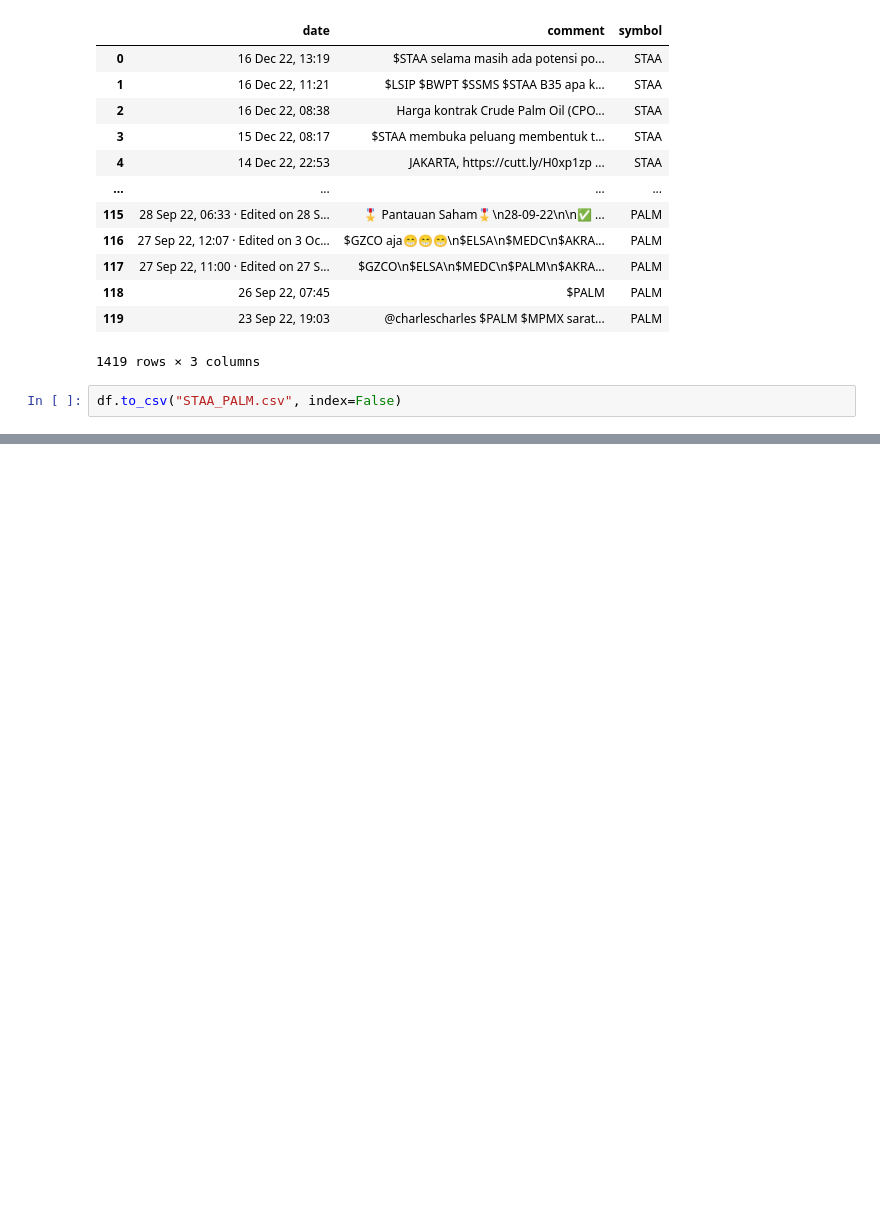
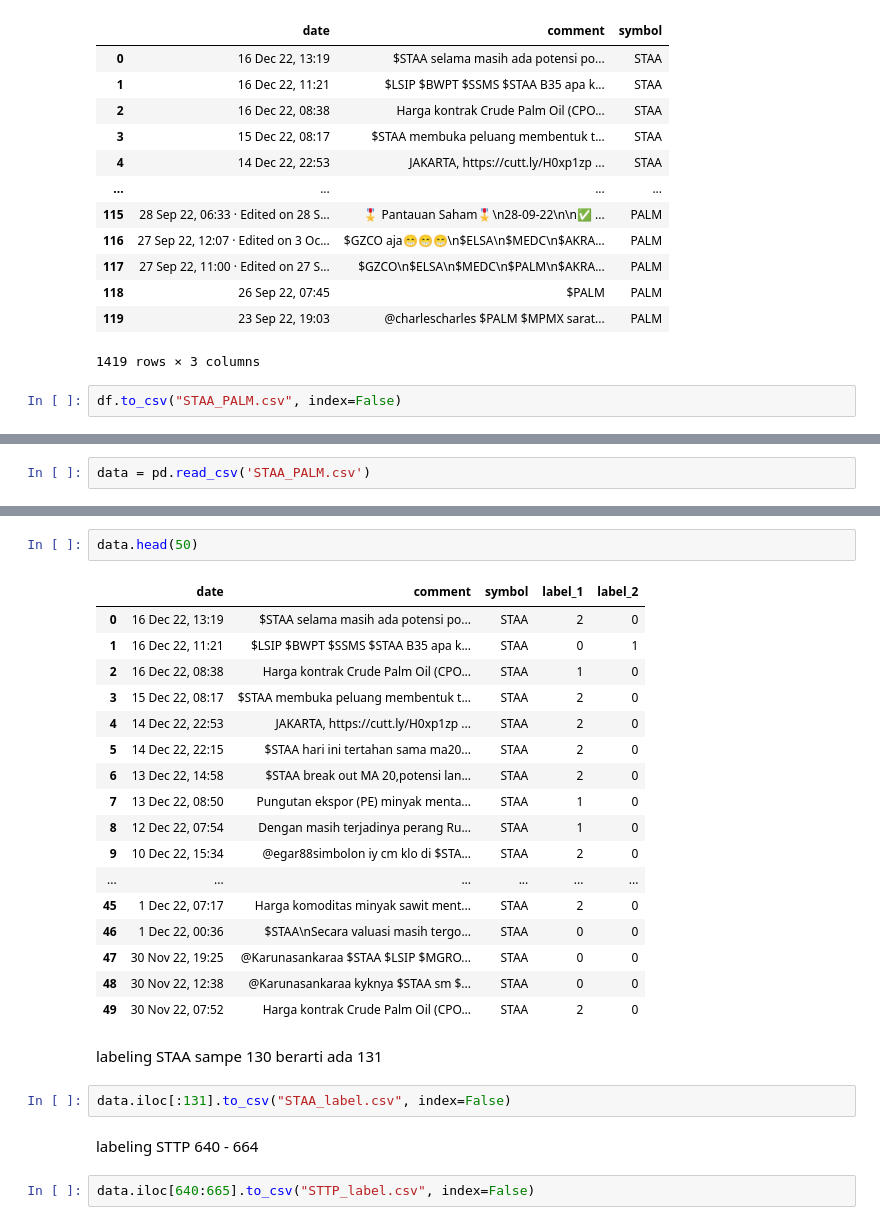
Before and after one commit to H8-Assignments-Bay/p2---final-project-ftds-016-rmt-group-001, a Jupyter notebook: scraping_ucik/scrapping_ucik.ipynb, the cells around one changed output, grey strips where cells are left out. Saved outputs shown, nothing was run; the diff lists cells and outputs as text; blank space fills up the shorter version.

Commit message:
labeling ucik

```diff
--- a/scraping_ucik/scrapping_ucik.ipynb
+++ b/scraping_ucik/scrapping_ucik.ipynb
@@ -91,0 +96,2 @@ df.to_csv("STAA_PALM.csv", index=False)
+# %%
+data = pd.read_csv('STAA_PALM.csv')
@@ -91,0 +138,28 @@ df.to_csv("STAA_PALM.csv", index=False)
+# %%
+data.head(50)
+# %% [output]
+|  | date | comment | symbol | label_1 | label_2 |
+| 0 | 16 Dec 22, 13:19 | $STAA selama masih ada potensi po... | STAA | 2 | 0 |
+| 1 | 16 Dec 22, 11:21 | $LSIP $BWPT $SSMS $STAA B35 apa k... | STAA | 0 | 1 |
+| 2 | 16 Dec 22, 08:38 | Harga kontrak Crude Palm Oil (CPO... | STAA | 1 | 0 |
+| 3 | 15 Dec 22, 08:17 | $STAA membuka peluang membentuk t... | STAA | 2 | 0 |
+| 4 | 14 Dec 22, 22:53 | JAKARTA, https://cutt.ly/H0xp1zp ... | STAA | 2 | 0 |
+| 5 | 14 Dec 22, 22:15 | $STAA hari ini tertahan sama ma20... | STAA | 2 | 0 |
+| 6 | 13 Dec 22, 14:58 | $STAA break out MA 20,potensi lan... | STAA | 2 | 0 |
+| 7 | 13 Dec 22, 08:50 | Pungutan ekspor (PE) minyak menta... | STAA | 1 | 0 |
+| 8 | 12 Dec 22, 07:54 | Dengan masih terjadinya perang Ru... | STAA | 1 | 0 |
+| 9 | 10 Dec 22, 15:34 | @egar88simbolon iy cm klo di $STA... | STAA | 2 | 0 |
+| ... | ... | ... | ... | ... | ... |
+| 45 | 1 Dec 22, 07:17 | Harga komoditas minyak sawit ment... | STAA | 2 | 0 |
+| 46 | 1 Dec 22, 00:36 | $STAA\nSecara valuasi masih tergo... | STAA | 0 | 0 |
+| 47 | 30 Nov 22, 19:25 | @Karunasankaraa $STAA $LSIP $MGRO... | STAA | 0 | 0 |
+| 48 | 30 Nov 22, 12:38 | @Karunasankaraa kyknya $STAA sm $... | STAA | 0 | 0 |
+| 49 | 30 Nov 22, 07:52 | Harga kontrak Crude Palm Oil (CPO... | STAA | 2 | 0 |
+# %% [markdown]
+labeling  STAA sampe 130 berarti ada 131
+# %%
+data.iloc[:131].to_csv("STAA_label.csv", index=False)
+# %% [markdown]
+labeling STTP 640 - 664
+# %%
+data.iloc[640:665].to_csv("STTP_label.csv", index=False)
```
Also changed, not shown: parts of 8 cells of this notebook, 2 other files.
